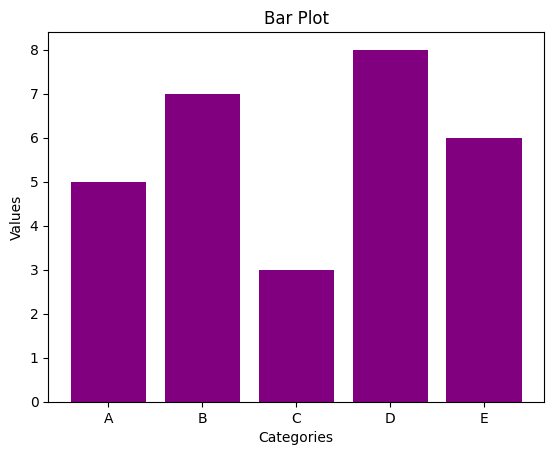
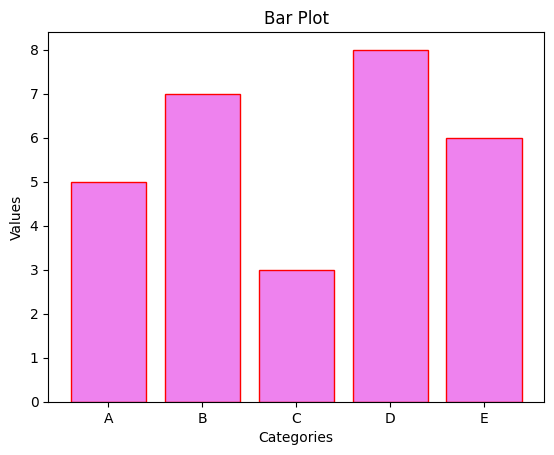
Unified diff of the notebook cell whose output changed from the first chart to the second:
--- before
+++ after
@@ -4,5 +4,5 @@
 
 ##create a bar plot
-plt.bar(categories,values,color='purple')
+plt.bar(categories,values,color='violet',edgecolor='red')
 plt.xlabel('Categories')
 plt.ylabel('Values')

Commit: DA wth PY done